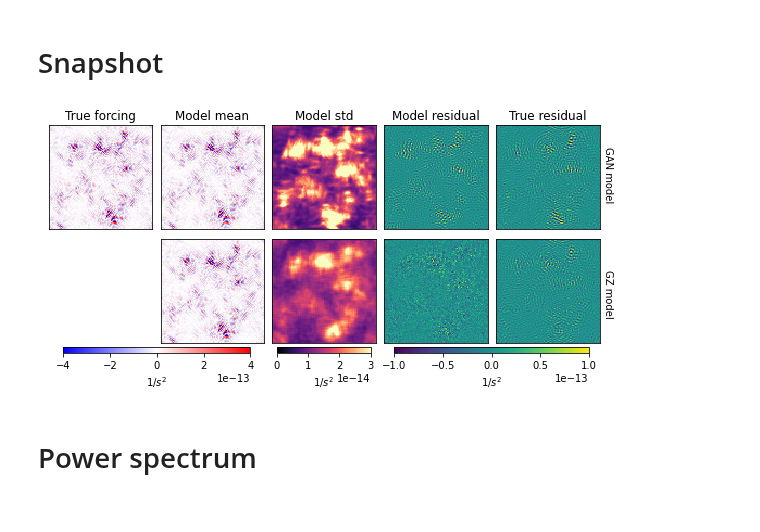
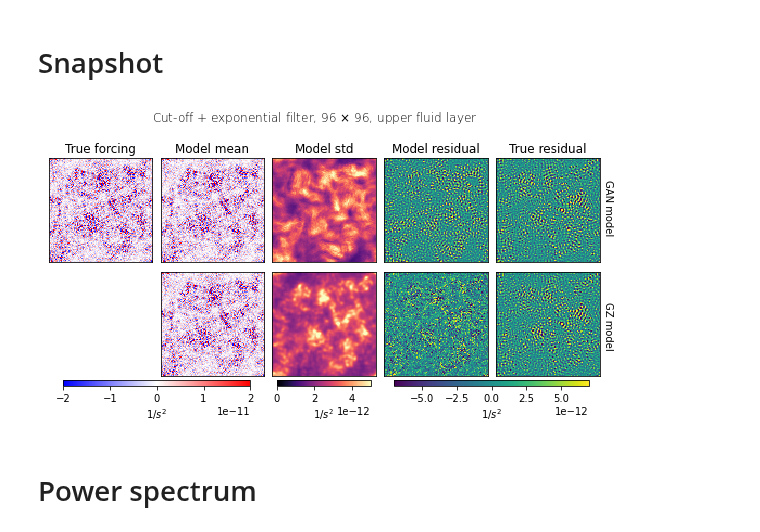
Before and after one commit to m2lines/pyqg_generative, a Jupyter notebook: notebooks/paper_figures.ipynb, the cells around one changed output. Cells and saved outputs as stored; diff of their text form; code cells hidden in the pictures.

Commit message:
Some figures

```diff
--- a/notebooks/paper_figures.ipynb
+++ b/notebooks/paper_figures.ipynb
@@ -99,11 +99,11 @@ def L2(type='mean', model='OLSModel', operator='Operator1', resolution=64):
         print('Wrong path', file)
 # %%
 plt.rcParams.update({'font.size': 12})
-markers = ['o', 's', '>']
+markers = ['o', 's', '>', '<']
 fig, axs = plt.subplots(2,3,figsize=(12.5,5))
 plt.subplots_adjust(hspace=0.08, wspace=0.05)
 for i, operator in enumerate(['Operator1', 'Operator2']):
-    for j, (model, label) in enumerate(zip(['OLSModel', 'MeanVarModel', 'CGANRegression'], ['MSE', 'GZ', 'GAN'])):
+    for j, (model, label) in enumerate(zip(['OLSModel', 'MeanVarModel', 'CGANRegression', 'CGANRegression-residual'], ['MSE', 'GZ', 'GAN', 'GAN-residual'])):
         res = [32, 48, 64, 96]
         L2_mean     = [L2('mean', model, operator, resolution) for resolution in res]
         L2_total    = [L2('total', model, operator, resolution) for resolution in res]
@@ -127,7 +127,7 @@ for j in range(3):
     axs[1][j].set_xlabel('resolution')
     axs[1][j].set_xticks([32, 48, 64, 96])
     axs[0][j].set_xticks([])
-axs[0][0].legend()
+axs[0][0].legend(ncol=2)
 axs[0][0].set_title('$L_2^{mean}$')
 axs[0][1].set_title('$L_2^{sample}$')
 axs[0][2].set_title('$L_2^{spread}$')
@@ -135,5 +135,5 @@ axs[0][2].set_title('$L_2^{spread}$')
 axs[0][0].set_ylabel('cut-off + exponential')
 axs[1][0].set_ylabel('cut-off + Gaussian')
 
-plt.savefig('paper_figures/metrics.pdf', bbox_inches='tight', pad_inches=0)
+plt.savefig('paper_figures/metrics_residual.pdf', bbox_inches='tight', pad_inches=0)
 # %% [output]
@@ -143,7 +149,7 @@ plt.savefig('paper_figures/metrics.pdf', bbox_inches='tight', pad_inches=0)
 # %%
 def imshow(ax, field, title, vmax, cmap='bwr'):
     if vmax is None:
-        vmax = np.percentile(field.values.ravel(), 99.99)
+        vmax = np.percentile(field.values.ravel(), 99)
 
     if field.min() < 0:
         vmin = -vmax
@@ -158,35 +164,41 @@ def imshow(ax, field, title, vmax, cmap='bwr'):
 # %%
 #prms = {'v_total': 8e-13, 'v_std': 2e-14, 'v_residual': 2e-13, 'resolution': 96, 'Operator': 'Operator1', 'lev': 1, 'run': 15, 'time': -1}
 #prms = {'v_total': 3e-11, 'v_std': 2e-12, 'v_residual': 3e-11, 'resolution': 64, 'Operator': 'Operator2', 'lev': 0, 'run': 15, 'time': -1}
-prms = {'v_total': 4e-13, 'v_std': 3e-14, 'v_residual': 1e-13, 'resolution': 96, 'Operator': 'Operator1', 'lev': 1, 'run': 16, 'time': -1}
+#prms = {'v_total': 4e-13, 'v_std': 3e-14, 'v_residual': 1e-13, 'resolution': 96, 'Operator': 'Operator1', 'lev': 1, 'run': 16, 'time': -1}
 #prms = {'v_total': 8e-13, 'v_std': 8e-14, 'v_residual': 2e-13, 'resolution': 64, 'Operator': 'Operator1', 'lev': 1, 'run': 16, 'time': -1}
+
+#prms = {'v_total': 4e-13, 'v_std': 3e-14, 'v_residual': 5e-14, 'file': 'snapshot_op1.pdf', 'suptitle': r'Cut-off + exponential filter, 96 $ \times $ 96, lower fluid layer', 'resolution': 96, 'Operator': 'Operator1', 'lev': 1, 'run': 16, 'time': -1}
+#prms = {'v_total': 1.5e-13, 'v_std': 1.8e-14, 'v_residual': 3e-14, 'file': 'snapshot_op2.pdf', 'suptitle': r'Cut-off + Gaussian filter, 96 $ \times $ 96, lower fluid layer', 'resolution': 96, 'Operator': 'Operator2', 'lev': 1, 'run': 16, 'time': -1}
+prms = {'v_total': 2e-11, 'v_std': 5e-12, 'v_residual': 7e-12, 'file': 'snapshot_op1_upper.pdf', 'suptitle': r'Cut-off + exponential filter, 96 $ \times $ 96, upper fluid layer', 'resolution': 96, 'Operator': 'Operator1', 'lev': 0, 'run': 16, 'time': -1}
 
 plt.rcParams.update({'font.size': 10})
 fig, axs = plt.subplots(2,5,figsize=(10,4))
 plt.subplots_adjust(hspace=0.1, wspace=0.01)
 gan = xr.open_dataset('/scratch/pp2681/pyqg_generative/Reference-Default-scaled/models/'+prms['Operator']+'-'+str(prms['resolution'])+'/CGANRegression/offline_test.nc').isel(run=prms['run'],time=prms['time'],lev=prms['lev'])
 gz = xr.open_dataset('/scratch/pp2681/pyqg_generative/Reference-Default-scaled/models/'+prms['Operator']+'-'+str(prms['resolution'])+'/MeanVarModel/offline_test.nc').isel(run=prms['run'],time=prms['time'],lev=prms['lev'])
 imshow(axs[0][0], gan.q_forcing_advection, 'True forcing', vmax=prms['v_total'])
 art_mean = imshow(axs[0][1], gan.q_forcing_advection_mean, 'Model mean', vmax=prms['v_total'])
 art_std  = imshow(axs[0][2], gan.q_forcing_advection_std, 'Model std', vmax=prms['v_std'], cmap='magma')
 art_residual = imshow(axs[0][3], gan.q_forcing_advection_gen_res, 'Model residual', vmax=prms['v_residual'], cmap=None)
 art_residual = imshow(axs[0][4], gan.q_forcing_advection_res, 'True residual', vmax=prms['v_residual'], cmap=None)
 
 axs[1][0].remove()
 imshow(axs[1][1], gz.q_forcing_advection_mean, '', vmax=prms['v_total'])
 imshow(axs[1][2], gz.q_forcing_advection_std, '', vmax=prms['v_std'], cmap='magma')
 imshow(axs[1][3], gz.q_forcing_advection_gen_res, '', vmax=prms['v_residual'], cmap=None)
 imshow(axs[1][4], gz.q_forcing_advection_res, '', vmax=prms['v_residual'], cmap=None)
 
 plt.colorbar(art_mean, cax=fig.add_axes([0.15,0.09,0.26,0.02]), orientation='horizontal', label='$1/s^2$')
 plt.colorbar(art_std, cax=fig.add_axes([0.447,0.09,0.13,0.02]), orientation='horizontal', label='$1/s^2$')
 plt.colorbar(art_residual, cax=fig.add_axes([0.61,0.09,0.27,0.02]), orientation='horizontal', label='$1/s^2$')
 fig.text(0.9,0.62,'GAN model', rotation=-90)
 fig.text(0.9,0.22,'GZ model', rotation=-90)
 
-plt.savefig('paper_figures/snapshots.pdf', bbox_inches='tight', pad_inches=0)
+fig.suptitle(prms['suptitle'], y=1.05, fontweight='light')
+
+plt.savefig(f'paper_figures/{prms["file"]}', bbox_inches='tight', pad_inches=0)
 # %% [output]
-[figure, old version]
+[figure, new version]
 # %% [markdown]
 # Power spectrum
 # %%
```
Also changed, not shown: parts of 1 cell of this notebook, 6 other files.
